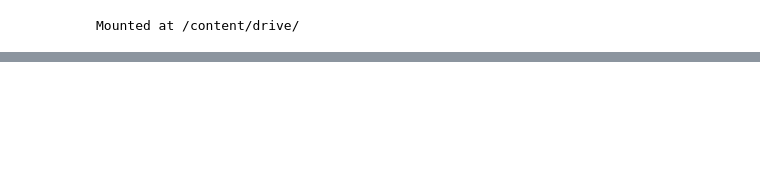
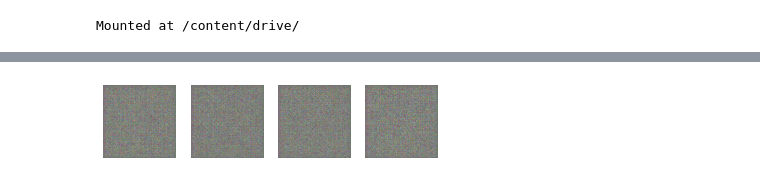
Before and after one commit to chamodi08jaya/Generative-Adversarial-Networks-GANs-Specialization, a Jupyter notebook: Generative_Adversarial_Networks_(GAN)_implementation_in_Python.ipynb, the cells around one changed output, grey strips where cells are left out. Cells and saved outputs as stored; diff of their text form; code cells hidden in the pictures; blank space fills up the shorter version.

```diff
--- a/Generative_Adversarial_Networks_(GAN)_implementation_in_Python.ipynb
+++ b/Generative_Adversarial_Networks_(GAN)_implementation_in_Python.ipynb
@@ -66,0 +222,6 @@ Mounted at /content/drive/
+# %%
+latent_dim =100
+model_D = define_D()
+model_G = define_G(latent_dim)
+model_GAN = define_GAN(model_G, model_D)
+dataset=load_real_images()
@@ -66,0 +230,2 @@ Mounted at /content/drive/
+# %%
+train_GAN(model_G, model_D,model_GAN,dataset[0], latent_dim)
@@ -66,0 +253,27 @@ Mounted at /content/drive/
+# %%
+def generate_latent_points(latent_dim, n_samples):
+	# generate points in the latent space
+	x_input = np.random.randn(latent_dim * n_samples)
+	# reshape into a batch of inputs for the network
+	z_input = x_input.reshape(n_samples, latent_dim)
+	return z_input
+# %%
+def plot_images(images, n):
+	# scales image values in the range of [0,1]
+	images = (images-images.min())/(images.max() - images.min())
+	for i in range(n):
+		# define subplot
+		plt.subplot(1, n, 1 + i)
+		# turn off axis
+		plt.axis('off')
+		# plot raw pixel data
+		plt.imshow(images[i, :, :])
+	plt.show()
+# %%
+pts = generate_latent_points(100, 30)
+# generate images
+X = model_G.predict(pts)
+# plot the result
+plot_images(X, 4)
+# %% [output]
+[figure, added]
```
Also changed, not shown: parts of 20 cells of this notebook.
